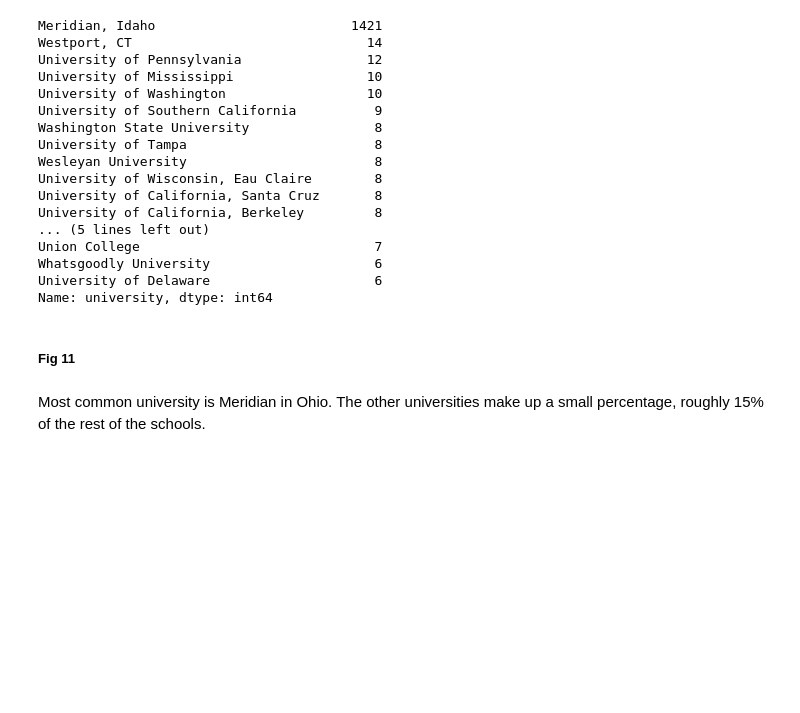
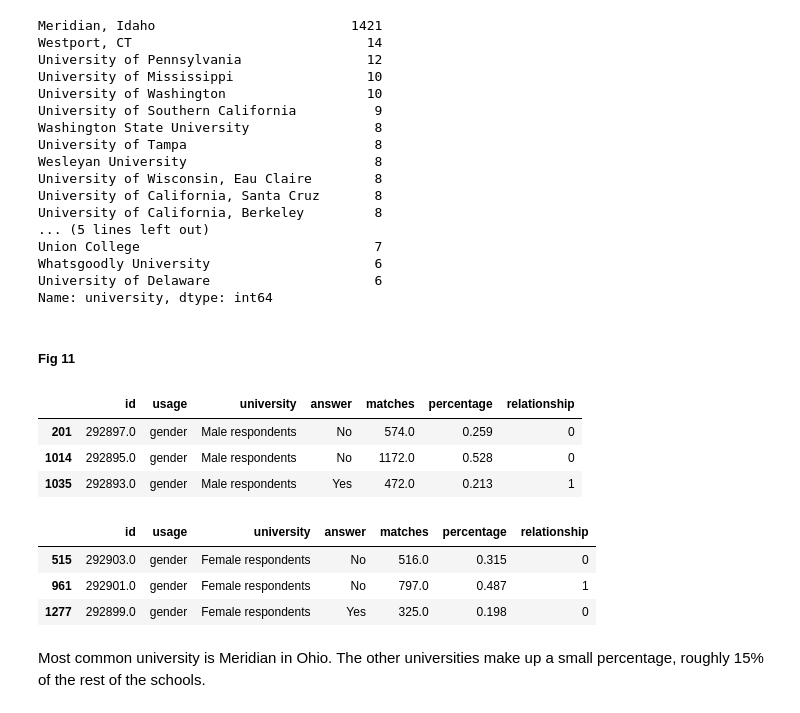
Before and after one commit to jodiambra/Code-Pudding-2, a Jupyter notebook: tinder.ipynb, the cells around one changed output. Saved outputs shown, nothing was run; the diff lists cells and outputs as text; code cells hidden in the pictures; blank space fills up the shorter version.

```diff
--- a/tinder.ipynb
+++ b/tinder.ipynb
@@ -386,6 +385,20 @@ Name: university, dtype: int64
 # %%
 fig11 = px.bar(tinder.university.value_counts().nlargest(20), title='Distribution of Most Common Universities', labels={'value': 'Universities'}, template='plotly_white', color_discrete_sequence=['red'])
 fig11
+# %%
+tinder.query("university=='Male respondents'")
+# %% [output]
+|  | id | usage | university | answer | matches | percentage | relationship |
+| 201 | 292897.0 | gender | Male respondents | No | 574.0 | 0.259 | 0 |
+| 1014 | 292895.0 | gender | Male respondents | No | 1172.0 | 0.528 | 0 |
+| 1035 | 292893.0 | gender | Male respondents | Yes | 472.0 | 0.213 | 1 |
+# %%
+tinder.query("university=='Female respondents'")
+# %% [output]
+|  | id | usage | university | answer | matches | percentage | relationship |
+| 515 | 292903.0 | gender | Female respondents | No | 516.0 | 0.315 | 0 |
+| 961 | 292901.0 | gender | Female respondents | No | 797.0 | 0.487 | 1 |
+| 1277 | 292899.0 | gender | Female respondents | Yes | 325.0 | 0.198 | 0 |
 # %%
 # fig11.write_html('HTML/fig11.html')
 # %% [markdown]
```
Also changed, not shown: parts of 4 cells of this notebook, 3 other files.
